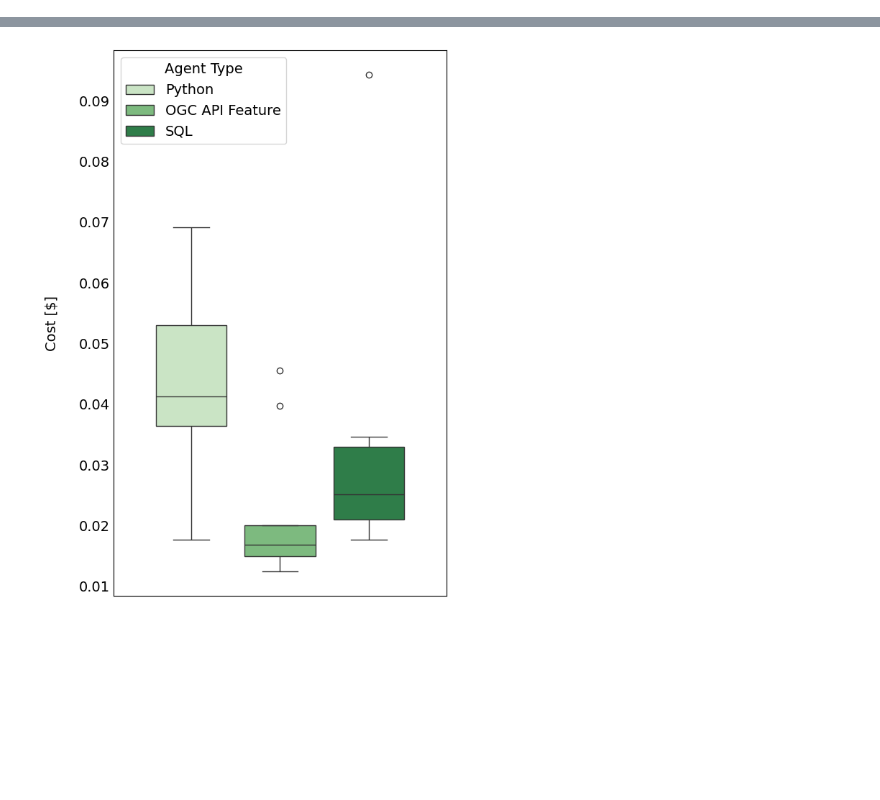
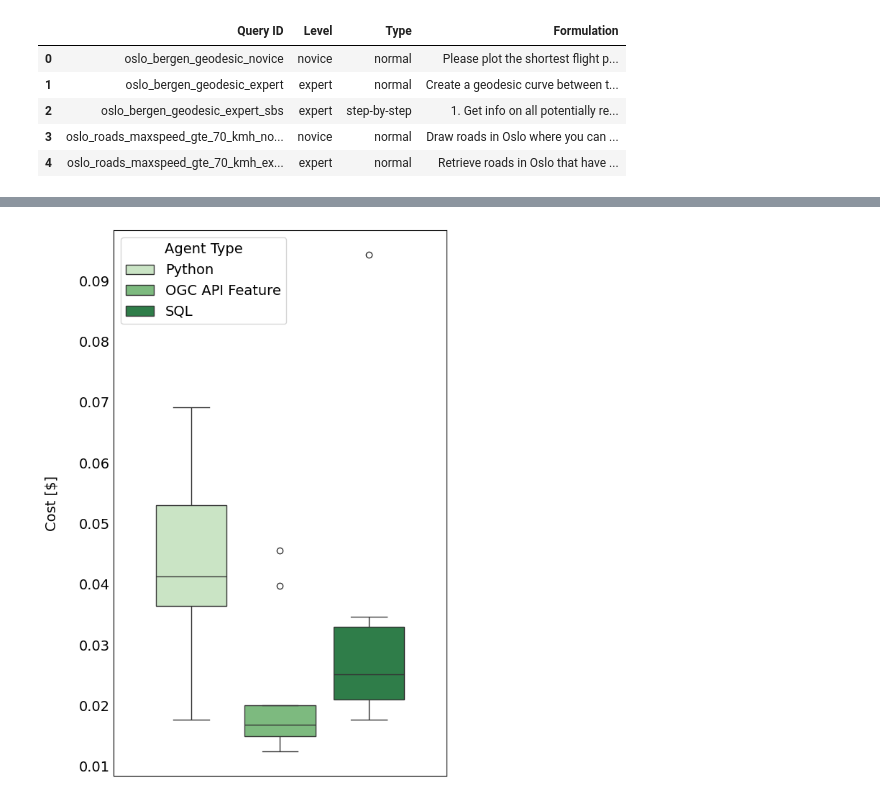
Before and after one commit to oskarhlm/masters-thesis, a Jupyter notebook: src/benchmarking/benchmarking.ipynb, the cells around one changed output, grey strips where cells are left out. Cells and saved outputs as stored; diff of their text form; code cells hidden in the pictures; blank space fills up the shorter version.

```diff
--- a/src/benchmarking/benchmarking.ipynb
+++ b/src/benchmarking/benchmarking.ipynb
@@ -31,3 +33,12 @@ tests_df.head()
 | 2 | viken_dissolve | oaf | success | 52.24 | 2336 | 0.03393 | 48dee0fd-f6c9-4e51-af48-a247347c24df | /home/dev/master-thesis/tex/figs/... | gpt-4-0125-preview |
 | 3 | oslo_residental_difference | sql | success | 168.13 | 1944 | 0.02010 | 01881c33-7cae-4592-a282-d27ce9b77ade | /home/dev/master-thesis/tex/figs/... | gpt-4-0125-preview |
 | 4 | oslo_residental_difference | oaf | failure | 119.39 | 2373 | 0.02467 | 768df9a1-fa8b-4098-860e-f74fbeaf0074 | /home/dev/master-thesis/tex/figs/... | gpt-4-0125-preview |
+# %%
+levels_df.head()
+# %% [output]
+|  | Query ID | Level | Type | Formulation |
+| 0 | oslo_bergen_geodesic_novice | novice | normal | Please plot the shortest flight p... |
+| 1 | oslo_bergen_geodesic_expert | expert | normal | Create a geodesic curve between t... |
+| 2 | oslo_bergen_geodesic_expert_sbs | expert | step-by-step | 1. Get info on all potentially re... |
+| 3 | oslo_roads_maxspeed_gte_70_kmh_no... | novice | normal | Draw roads in Oslo where you can ... |
+| 4 | oslo_roads_maxspeed_gte_70_kmh_ex... | expert | normal | Retrieve roads in Oslo that have ... |
```
Also changed, not shown: parts of 6 cells of this notebook, 47 other files.
